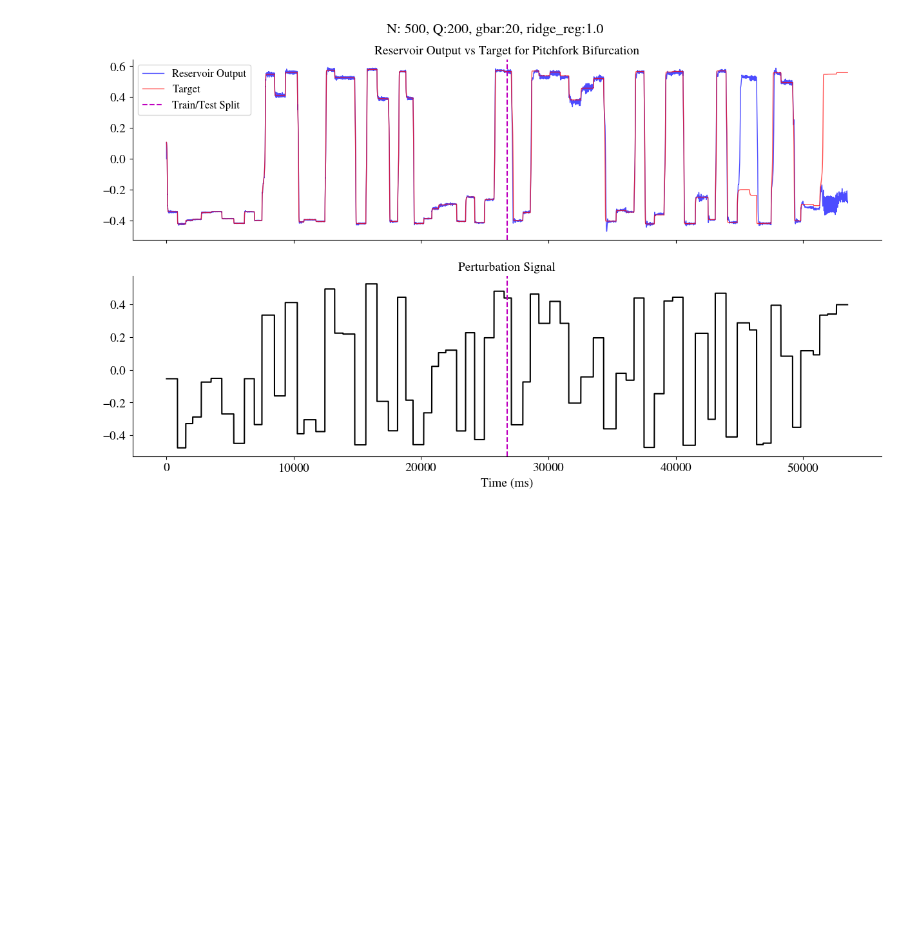
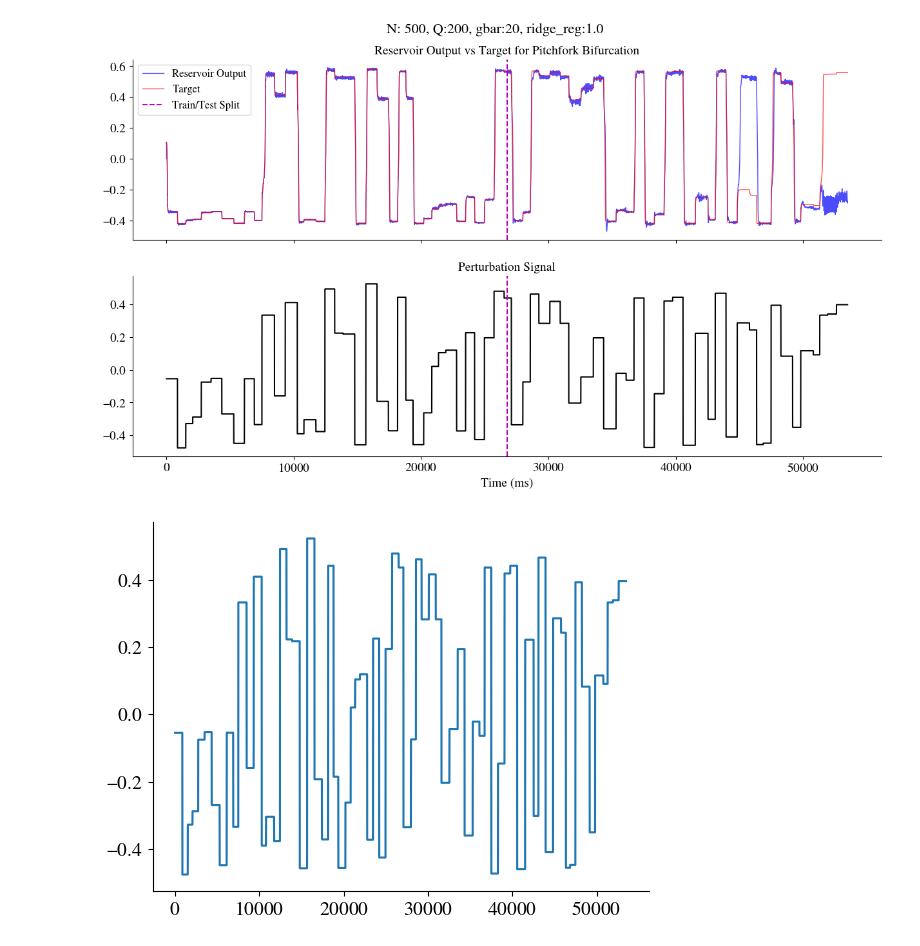
Before and after one commit to themahani/ml_force_research, a Jupyter notebook: morris_lecar/bifurcation_task.ipynb, the cells around one changed output. Saved outputs shown, nothing was run; the diff lists cells and outputs as text; code cells hidden in the pictures; blank space fills up the shorter version.

```diff
--- a/morris_lecar/bifurcation_task.ipynb
+++ b/morris_lecar/bifurcation_task.ipynb
@@ -354,3 +360,8 @@ plt.savefig(os.path.join(save_path, f"N_{ml.N}_ff_{ff_coeff}_timeseries_total.pd
 plt.show()
 # %% [output]
 [figure]
+# %%
+plt.plot(time, noise_signal)
+plt.show()
+# %% [output]
+[figure, added]
```
Also changed, not shown: parts of 9 cells of this notebook, 6 other files.
